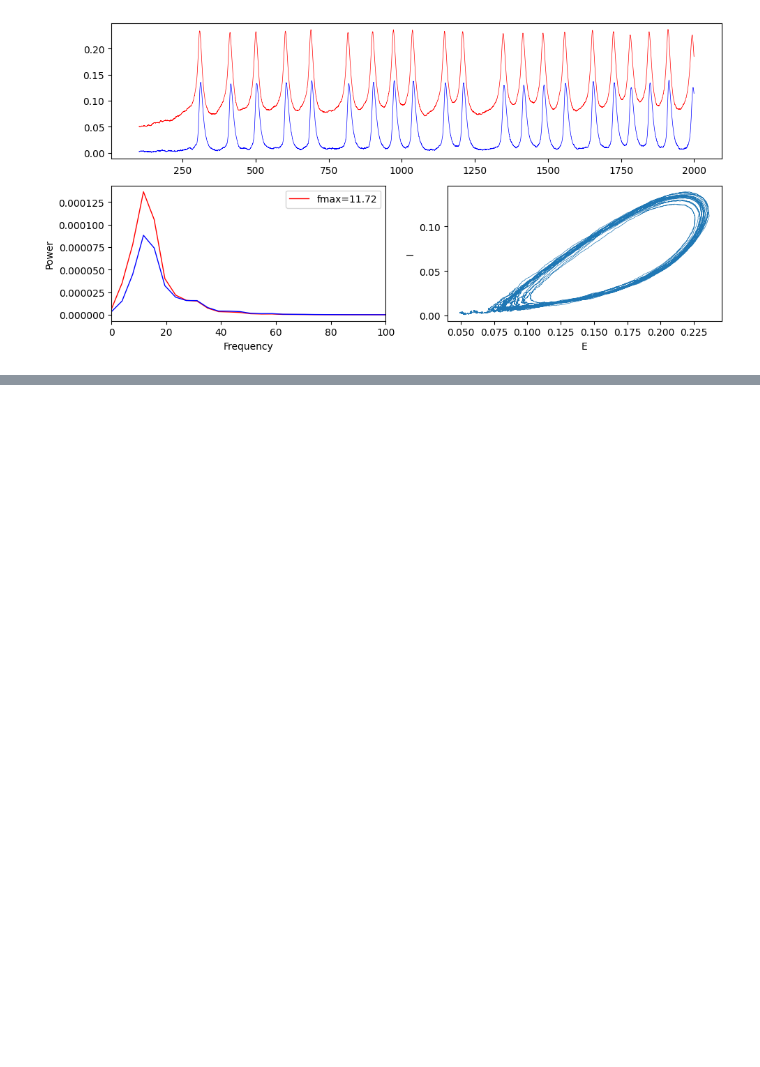
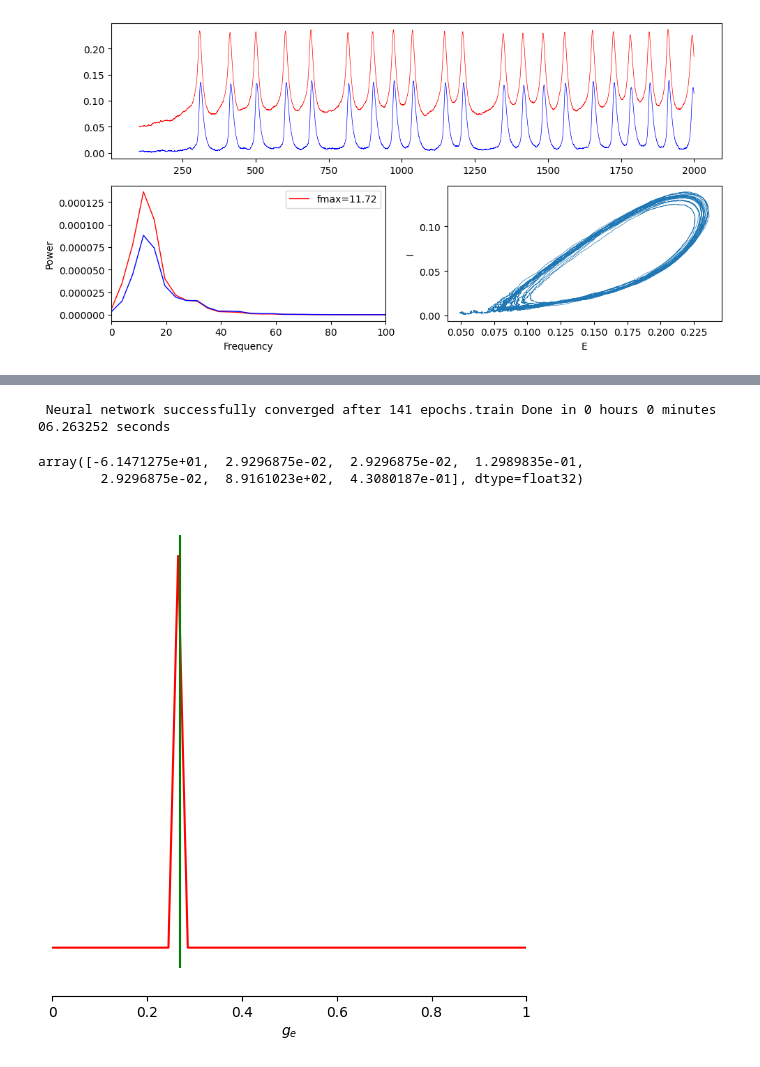
Before and after one commit to ins-amu/vbi, a Jupyter notebook: docs/examples/wilson_cowan_sde_numba.ipynb, the cells around one changed output, grey strips where cells are left out. Drawn from its saved outputs; the diff is of its cells as text; code cells hidden in the pictures; blank space fills up the shorter version.

```diff
--- a/docs/examples/wilson_cowan_sde_numba.ipynb
+++ b/docs/examples/wilson_cowan_sde_numba.ipynb
@@ -170,0 +347,5 @@ plt.tight_layout()
+# %%
+# drop features with small variance vs g_e
+remaining_features = df.columns[df.var() > 1e-5].tolist()
+remaining_indices = [df.columns.get_loc(col) for col in remaining_features]
+remaining_features, remaining_indices
@@ -170,0 +361,6 @@ plt.tight_layout()
+# %%
+obj_inf = Inference()
+X = torch.tensor(X[:, remaining_indices], dtype=torch.float32)
+posterior = obj_inf.train(theta, X, prior, num_threads=4)
+# %% [output]
+ Neural network successfully converged after 141 epochs.train Done in 0 hours 0 minutes 06.263252 seconds
@@ -170,0 +369,28 @@ plt.tight_layout()
+# %%
+theta_true = 0.27
+x_observed = wrapper(par, theta_true, cfg)[remaining_indices]
+# %%
+x_observed
+# %% [output]
+array([-6.1471275e+01,  2.9296875e-02,  2.9296875e-02,  1.2989835e-01,
+        2.9296875e-02,  8.9161023e+02,  4.3080187e-01], dtype=float32)
+# %%
+samples = obj_inf.sample_posterior(x_observed, 10000, posterior)
+# %%
+limits = [(prior_min[0], prior_max[0])]
+points = [[theta_true]]
+fig, ax = pairplot(
+    samples=samples,
+    limits=limits,
+    points=points,
+    figsize=(8, 6),
+    labels=[r"$g_e$"],
+    diag='kde',
+    fig_kwargs=dict(
+        points_offdiag=dict(marker="*", markersize=5),
+        points_colors=["g"]),
+    diag_kwargs={"mpl_kwargs": {"color": "r"}},
+    upper_kwargs={"mpl_kwargs": {"cmap": "Blues"}},
+)
+# %% [output]
+[figure, added]
```
Also changed, not shown: parts of 16 cells of this notebook.
